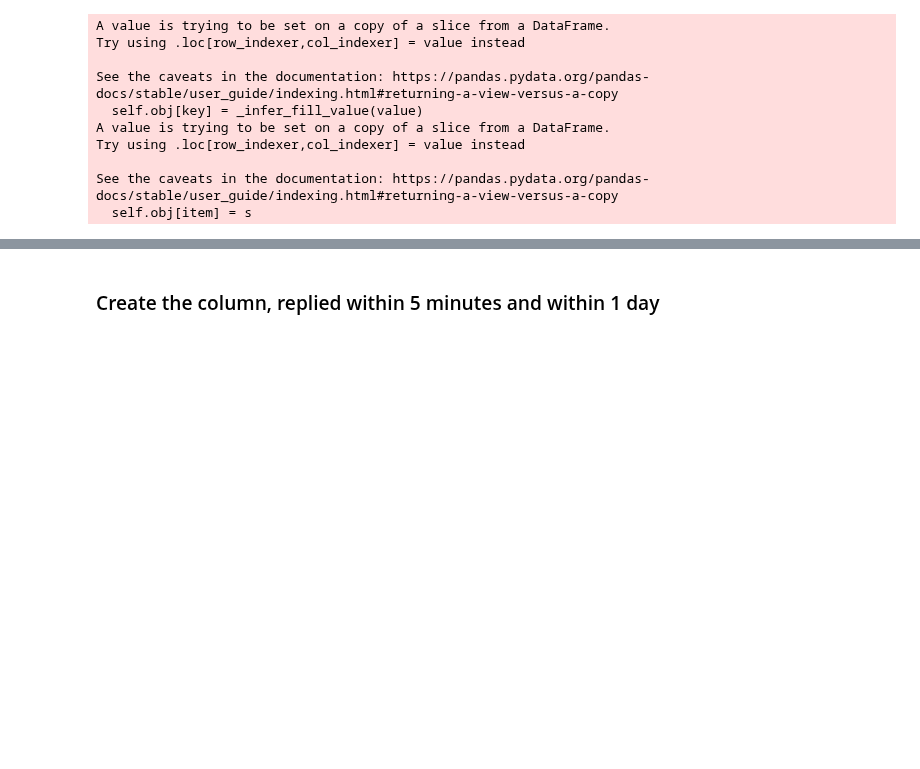
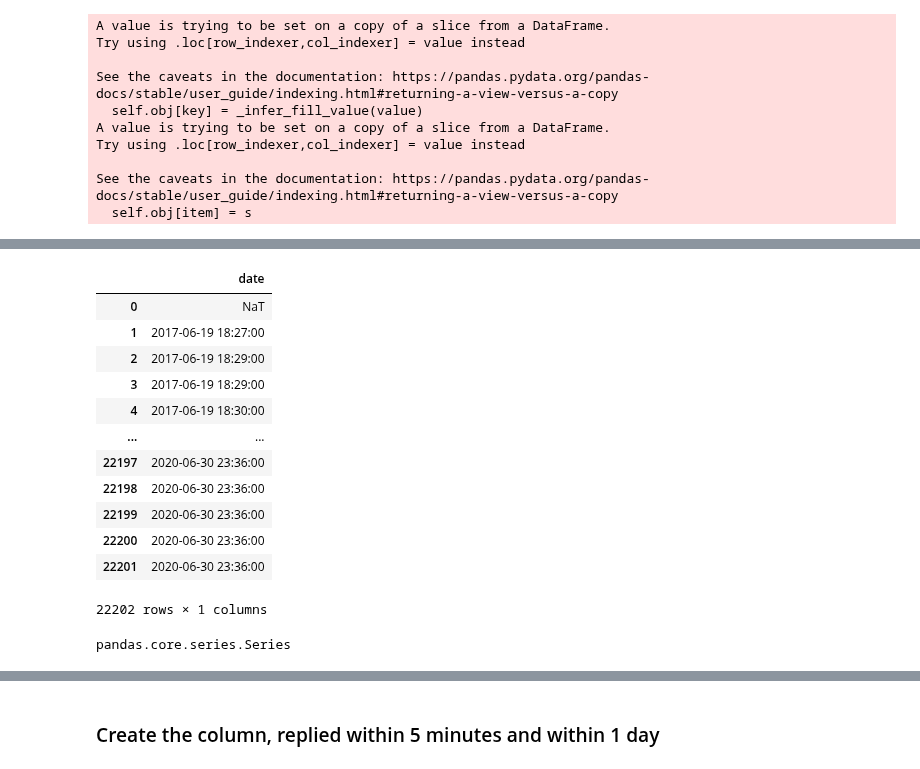
Before and after one commit to gsidorov/WhatsCeption, a Jupyter notebook: chat_to_txt_pandas.ipynb, the cells around one changed output, grey strips where cells are left out. Drawn from its saved outputs; the diff is of its cells as text; code cells hidden in the pictures; blank space fills up the shorter version.

```diff
--- a/chat_to_txt_pandas.ipynb
+++ b/chat_to_txt_pandas.ipynb
@@ -157,3 +187,23 @@ df_nacho.date2.shift(1).values
+# %%
+pd.DataFrame(df_gleb.index).shift(1)
+# %% [output]
+|  | date |
+| 0 | NaT |
+| 1 | 2017-06-19 18:27:00 |
+| 2 | 2017-06-19 18:29:00 |
+| 3 | 2017-06-19 18:29:00 |
+| 4 | 2017-06-19 18:30:00 |
+| ... | ... |
+| 22197 | 2020-06-30 23:36:00 |
+| 22198 | 2020-06-30 23:36:00 |
+| 22199 | 2020-06-30 23:36:00 |
+| 22200 | 2020-06-30 23:36:00 |
+| 22201 | 2020-06-30 23:36:00 |
+22202 rows × 1 columns
+# %%
+type( pd.Series(df_gleb.index).shift(1))
+# %% [output]
+pandas.core.series.Series
 # %%
 df_gleb['lag'] = df_gleb.date2.shift(1)
 df_nacho['lag'] = df_nacho.date2.shift(1)
```
Also changed, not shown: parts of 49 cells of this notebook, 11 other files.
